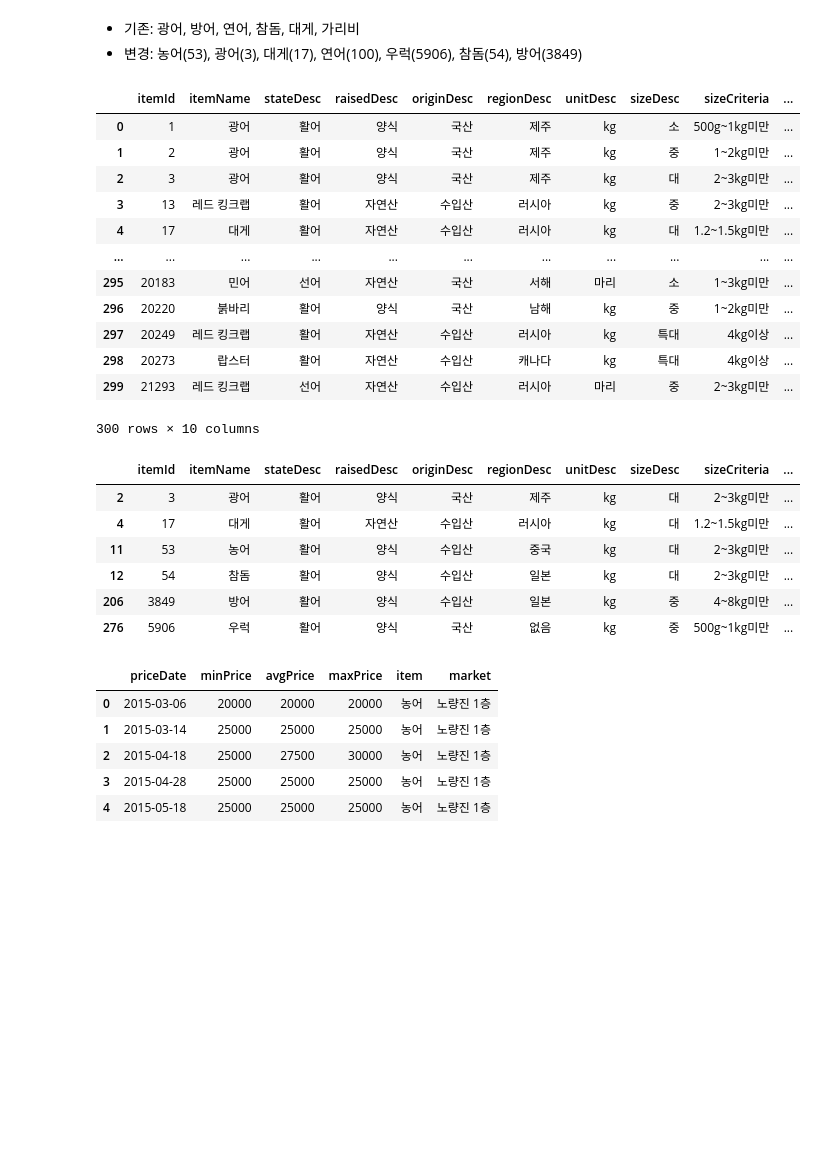
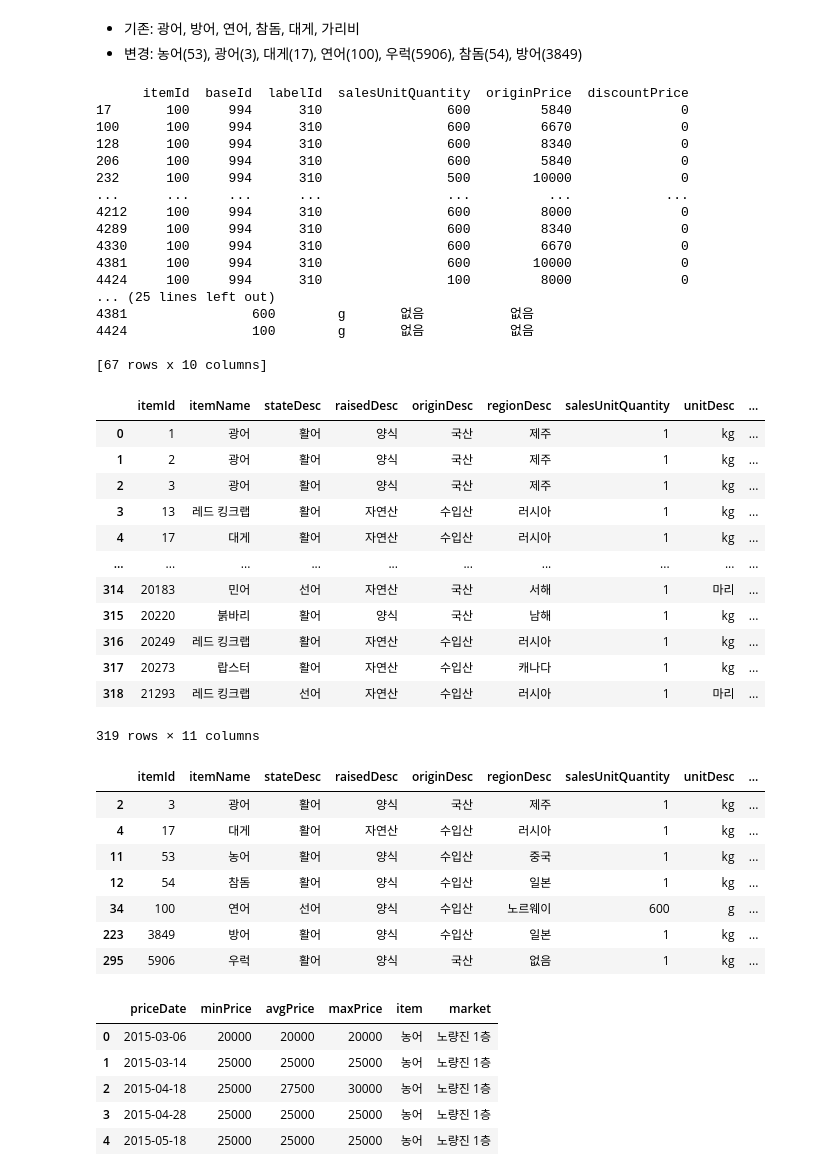
Before and after one commit to vhf1030/Pisces, a Jupyter notebook: notebooks/eda_ikh_품목선정.ipynb, the cells around one changed output. Saved outputs shown, nothing was run; the diff lists cells and outputs as text; code cells hidden in the pictures; blank space fills up the shorter version.

Commit message:
Add salesUnitQuantity to item info

```diff
--- a/notebooks/eda_ikh_품목선정.ipynb
+++ b/notebooks/eda_ikh_품목선정.ipynb
@@ -213,42 +213,62 @@ plt.show()
 # %%
 file_path = "../data/raw/ikh_store_item_2025-01-14.csv"
 df = pd.read_csv(file_path, dtype={"store_id": str})
-df.head()
+print(df[df["itemId"] == 100][['itemId', 'baseId', 'labelId', 'salesUnitQuantity', 'originPrice', 'discountPrice']])
+df_ref = df[["itemId", "itemName", "stateDesc", "raisedDesc", "originDesc", "regionDesc", "salesUnitQuantity", "unitDesc", "sizeDesc", "sizeCriteria"]]
 
-df_ref = df[["itemId", "itemName", "stateDesc", "raisedDesc", "originDesc", "regionDesc", "unitDesc", "sizeDesc", "sizeCriteria"]]
+df_ref.loc[df_ref["itemId"] == 100, "sizeCriteria"] = "없음"  # 연어 null값 처리
+print(df_ref[df_ref["itemId"] == 100])
 df_item_info = df_ref.groupby("itemId").value_counts().reset_index(name="counts")
 df_item_info.rename(columns={"counts": "storeCount"}, inplace=True)
 # output_file = f"../data/processed/ikh_item_info_2025-01-14.csv"
-# df_ref_counts.to_csv(output_file, index=False, encoding="utf-8")
+# df_item_info.to_csv(output_file, index=False, encoding="utf-8")
 df_item_info
 # %% [output]
+      itemId  baseId  labelId  salesUnitQuantity  originPrice  discountPrice
+17       100     994      310                600         5840              0
+100      100     994      310                600         6670              0
+128      100     994      310                600         8340              0
+206      100     994      310                600         5840              0
+232      100     994      310                500        10000              0
+...      ...     ...      ...                ...          ...            ...
+4212     100     994      310                600         8000              0
+4289     100     994      310                600         8340              0
+4330     100     994      310                600         6670              0
+4381     100     994      310                600        10000              0
+4424     100     994      310                100         8000              0
+... (25 lines left out)
+4381                600        g       없음           없음
+4424                100        g       없음           없음
+
+[67 rows x 10 columns]
-|  | itemId | itemName | stateDesc | raisedDesc | originDesc | regionDesc | unitDesc | sizeDesc | sizeCriteria | ... |
-| 0 | 1 | 광어 | 활어 | 양식 | 국산 | 제주 | kg | 소 | 500g~1kg미만 | ... |
-| 1 | 2 | 광어 | 활어 | 양식 | 국산 | 제주 | kg | 중 | 1~2kg미만 | ... |
-| 2 | 3 | 광어 | 활어 | 양식 | 국산 | 제주 | kg | 대 | 2~3kg미만 | ... |
-| 3 | 13 | 레드 킹크랩 | 활어 | 자연산 | 수입산 | 러시아 | kg | 중 | 2~3kg미만 | ... |
-| 4 | 17 | 대게 | 활어 | 자연산 | 수입산 | 러시아 | kg | 대 | 1.2~1.5kg미만 | ... |
-| ... | ... | ... | ... | ... | ... | ... | ... | ... | ... | ... |
-| 295 | 20183 | 민어 | 선어 | 자연산 | 국산 | 서해 | 마리 | 소 | 1~3kg미만 | ... |
-| 296 | 20220 | 붉바리 | 활어 | 양식 | 국산 | 남해 | kg | 중 | 1~2kg미만 | ... |
-| 297 | 20249 | 레드 킹크랩 | 활어 | 자연산 | 수입산 | 러시아 | kg | 특대 | 4kg이상 | ... |
-| 298 | 20273 | 랍스터 | 활어 | 자연산 | 수입산 | 캐나다 | kg | 특대 | 4kg이상 | ... |
-| 299 | 21293 | 레드 킹크랩 | 선어 | 자연산 | 수입산 | 러시아 | 마리 | 중 | 2~3kg미만 | ... |
+|  | itemId | itemName | stateDesc | raisedDesc | originDesc | regionDesc | salesUnitQuantity | unitDesc | ... |
+| 0 | 1 | 광어 | 활어 | 양식 | 국산 | 제주 | 1 | kg | ... |
+| 1 | 2 | 광어 | 활어 | 양식 | 국산 | 제주 | 1 | kg | ... |
+| 2 | 3 | 광어 | 활어 | 양식 | 국산 | 제주 | 1 | kg | ... |
+| 3 | 13 | 레드 킹크랩 | 활어 | 자연산 | 수입산 | 러시아 | 1 | kg | ... |
+| 4 | 17 | 대게 | 활어 | 자연산 | 수입산 | 러시아 | 1 | kg | ... |
+| ... | ... | ... | ... | ... | ... | ... | ... | ... | ... |
+| 314 | 20183 | 민어 | 선어 | 자연산 | 국산 | 서해 | 1 | 마리 | ... |
+| 315 | 20220 | 붉바리 | 활어 | 양식 | 국산 | 남해 | 1 | kg | ... |
+| 316 | 20249 | 레드 킹크랩 | 활어 | 자연산 | 수입산 | 러시아 | 1 | kg | ... |
+| 317 | 20273 | 랍스터 | 활어 | 자연산 | 수입산 | 캐나다 | 1 | kg | ... |
+| 318 | 21293 | 레드 킹크랩 | 선어 | 자연산 | 수입산 | 러시아 | 1 | 마리 | ... |
-300 rows × 10 columns
+319 rows × 11 columns
 # %%
 file_path = "../data/processed/ikh_item_info_2025-01-14.csv"
 df = pd.read_csv(file_path, dtype={"store_id": str})
 df.head()
 
-df[df["itemId"].isin([53, 3, 17, 100, 5906, 54, 3849])]
+df[df["itemId"].isin([53, 3, 17, 100, 5906, 54, 3849]) & df["salesUnitQuantity"].isin([1, 600])]
 # %% [output]
-|  | itemId | itemName | stateDesc | raisedDesc | originDesc | regionDesc | unitDesc | sizeDesc | sizeCriteria | ... |
-| 2 | 3 | 광어 | 활어 | 양식 | 국산 | 제주 | kg | 대 | 2~3kg미만 | ... |
-| 4 | 17 | 대게 | 활어 | 자연산 | 수입산 | 러시아 | kg | 대 | 1.2~1.5kg미만 | ... |
-| 11 | 53 | 농어 | 활어 | 양식 | 수입산 | 중국 | kg | 대 | 2~3kg미만 | ... |
-| 12 | 54 | 참돔 | 활어 | 양식 | 수입산 | 일본 | kg | 대 | 2~3kg미만 | ... |
-| 206 | 3849 | 방어 | 활어 | 양식 | 수입산 | 일본 | kg | 중 | 4~8kg미만 | ... |
-| 276 | 5906 | 우럭 | 활어 | 양식 | 국산 | 없음 | kg | 중 | 500g~1kg미만 | ... |
+|  | itemId | itemName | stateDesc | raisedDesc | originDesc | regionDesc | salesUnitQuantity | unitDesc | ... |
+| 2 | 3 | 광어 | 활어 | 양식 | 국산 | 제주 | 1 | kg | ... |
+| 4 | 17 | 대게 | 활어 | 자연산 | 수입산 | 러시아 | 1 | kg | ... |
+| 11 | 53 | 농어 | 활어 | 양식 | 수입산 | 중국 | 1 | kg | ... |
+| 12 | 54 | 참돔 | 활어 | 양식 | 수입산 | 일본 | 1 | kg | ... |
+| 34 | 100 | 연어 | 선어 | 양식 | 수입산 | 노르웨이 | 600 | g | ... |
+| 223 | 3849 | 방어 | 활어 | 양식 | 수입산 | 일본 | 1 | kg | ... |
+| 295 | 5906 | 우럭 | 활어 | 양식 | 국산 | 없음 | 1 | kg | ... |
 # %%
 file_path = "../data/raw/ikh_item_price_2025-01-14.csv"
 df = pd.read_csv(file_path)
```
Also changed, not shown: 1 other file.
